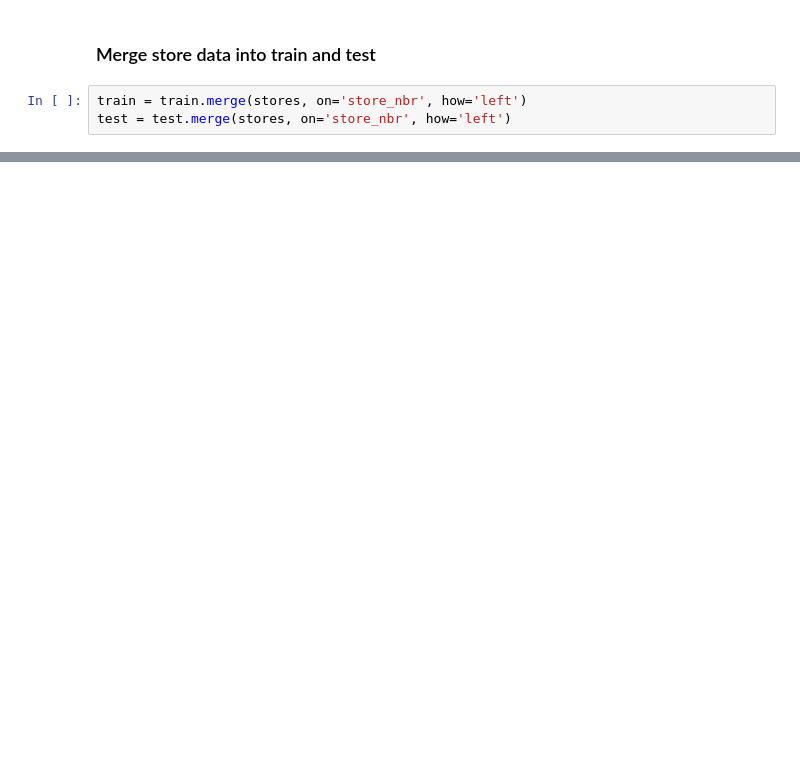
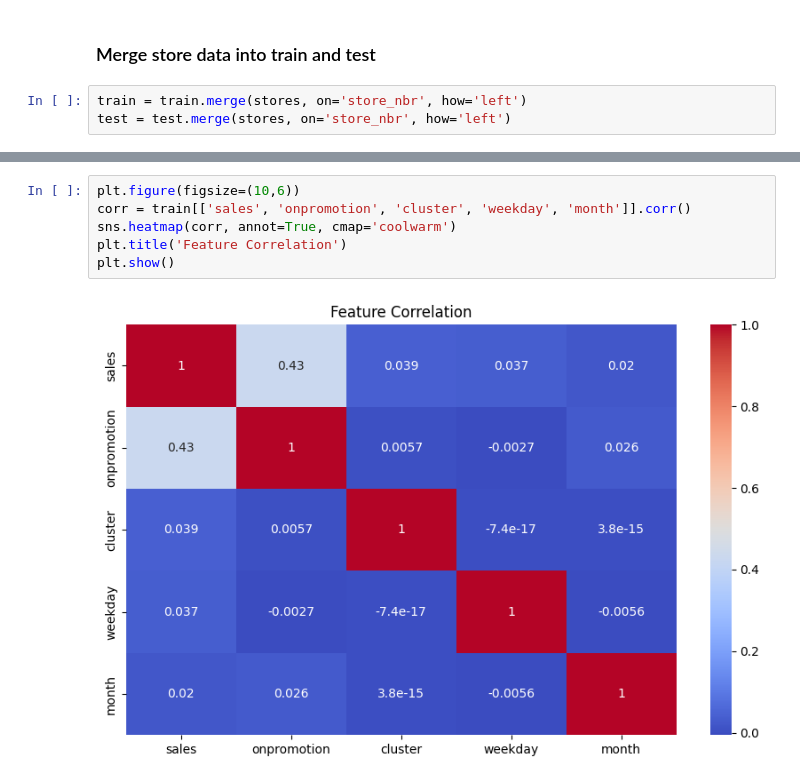
Before and after one commit to JQK1806/store-sales-time-series-forecasting, a Jupyter notebook: notebooks/main.ipynb, the cells around one changed output, grey strips where cells are left out. Saved outputs shown, nothing was run; the diff lists cells and outputs as text; blank space fills up the shorter version.

```diff
--- a/notebooks/main.ipynb
+++ b/notebooks/main.ipynb
@@ -115,0 +153,8 @@ test = test.merge(stores, on='store_nbr', how='left')
+# %%
+plt.figure(figsize=(10,6))
+corr = train[['sales', 'onpromotion', 'cluster', 'weekday', 'month']].corr()
+sns.heatmap(corr, annot=True, cmap='coolwarm')
+plt.title('Feature Correlation')
+plt.show()
+# %% [output]
+[figure, added]
```
Also changed, not shown: parts of 6 cells of this notebook.
